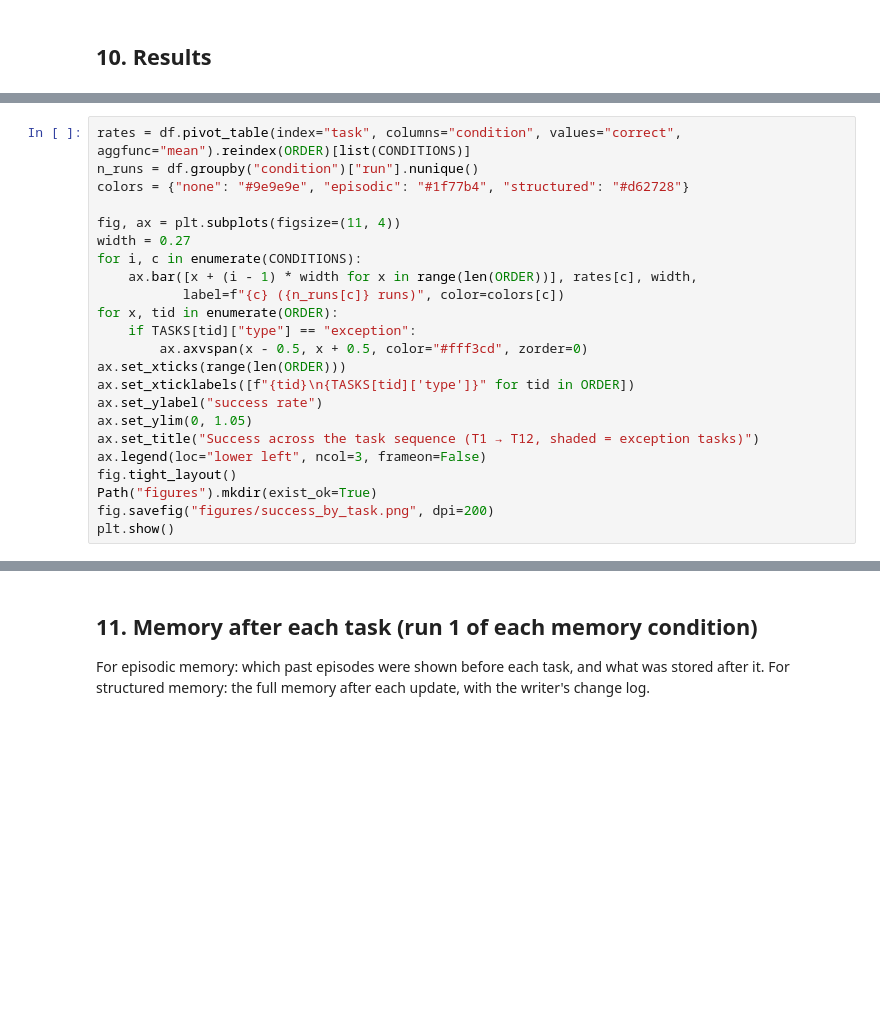
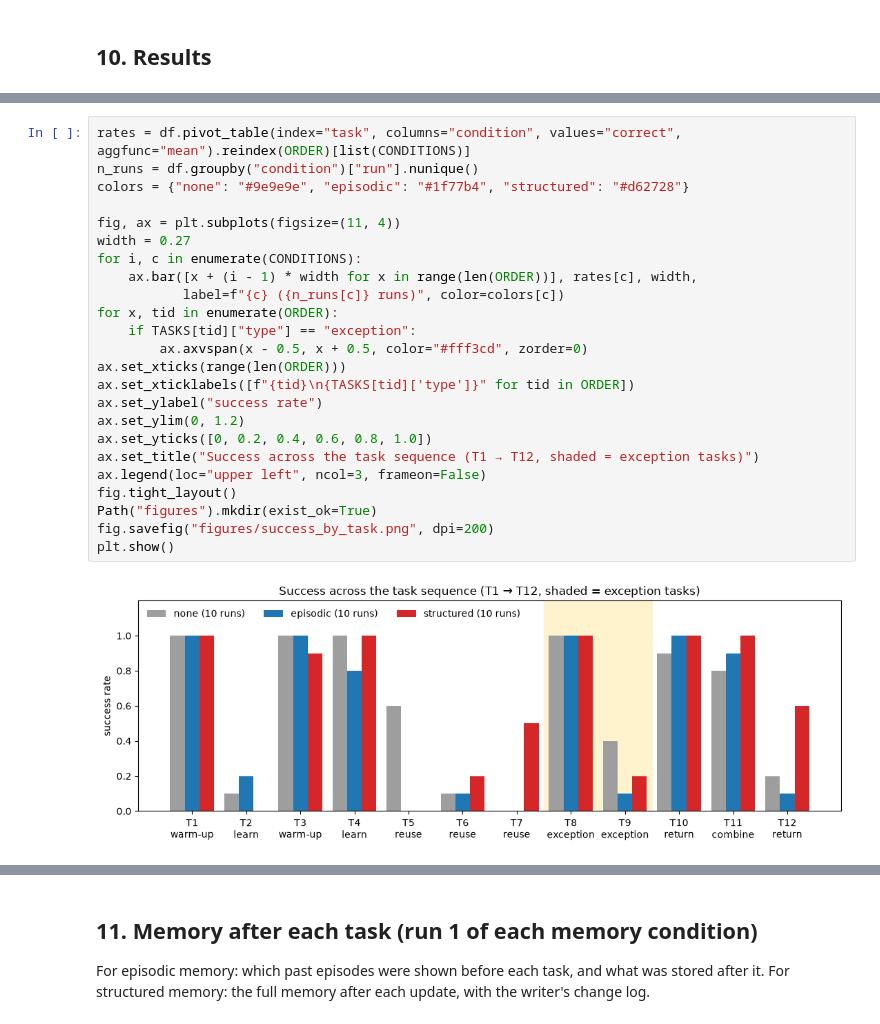
Before and after one commit to QianhengZhang/CS839-agent-memory, a Jupyter notebook: hw1_memory.ipynb, the cells around one changed output, grey strips where cells are left out. Drawn from its saved outputs; the diff is of its cells as text; blank space fills up the shorter version.

```diff
--- a/hw1_memory.ipynb
+++ b/hw1_memory.ipynb
@@ -217,26 +322,29 @@ cost_table
 # %%
 rates = df.pivot_table(index="task", columns="condition", values="correct", aggfunc="mean").reindex(ORDER)[list(CONDITIONS)]
 n_runs = df.groupby("condition")["run"].nunique()
 colors = {"none": "#9e9e9e", "episodic": "#1f77b4", "structured": "#d62728"}
 
 fig, ax = plt.subplots(figsize=(11, 4))
 width = 0.27
 for i, c in enumerate(CONDITIONS):
     ax.bar([x + (i - 1) * width for x in range(len(ORDER))], rates[c], width,
            label=f"{c} ({n_runs[c]} runs)", color=colors[c])
 for x, tid in enumerate(ORDER):
     if TASKS[tid]["type"] == "exception":
         ax.axvspan(x - 0.5, x + 0.5, color="#fff3cd", zorder=0)
 ax.set_xticks(range(len(ORDER)))
 ax.set_xticklabels([f"{tid}\n{TASKS[tid]['type']}" for tid in ORDER])
 ax.set_ylabel("success rate")
-ax.set_ylim(0, 1.05)
+ax.set_ylim(0, 1.2)
+ax.set_yticks([0, 0.2, 0.4, 0.6, 0.8, 1.0])
 ax.set_title("Success across the task sequence (T1 → T12, shaded = exception tasks)")
-ax.legend(loc="lower left", ncol=3, frameon=False)
+ax.legend(loc="upper left", ncol=3, frameon=False)
 fig.tight_layout()
 Path("figures").mkdir(exist_ok=True)
 fig.savefig("figures/success_by_task.png", dpi=200)
 plt.show()
+# %% [output]
+[figure, added]
 # %%
 # Wrong answers by cause (grader labels; never shown to the agent or the memory)
 wrong = df[~df["correct"]]
```
Also changed, not shown: parts of 18 cells of this notebook, 3 other files.
